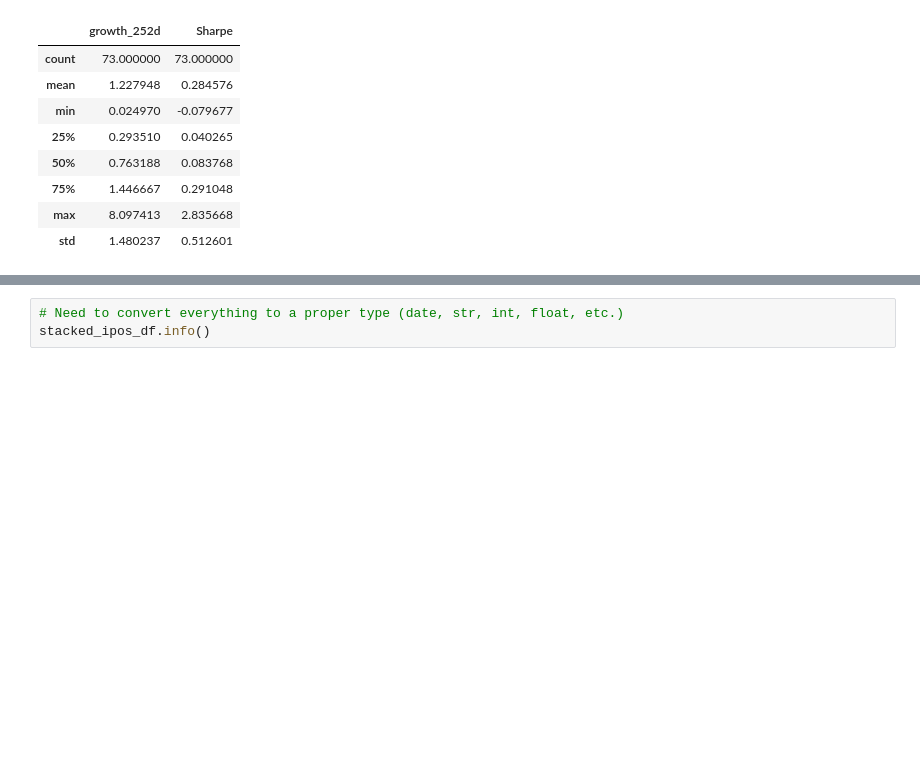
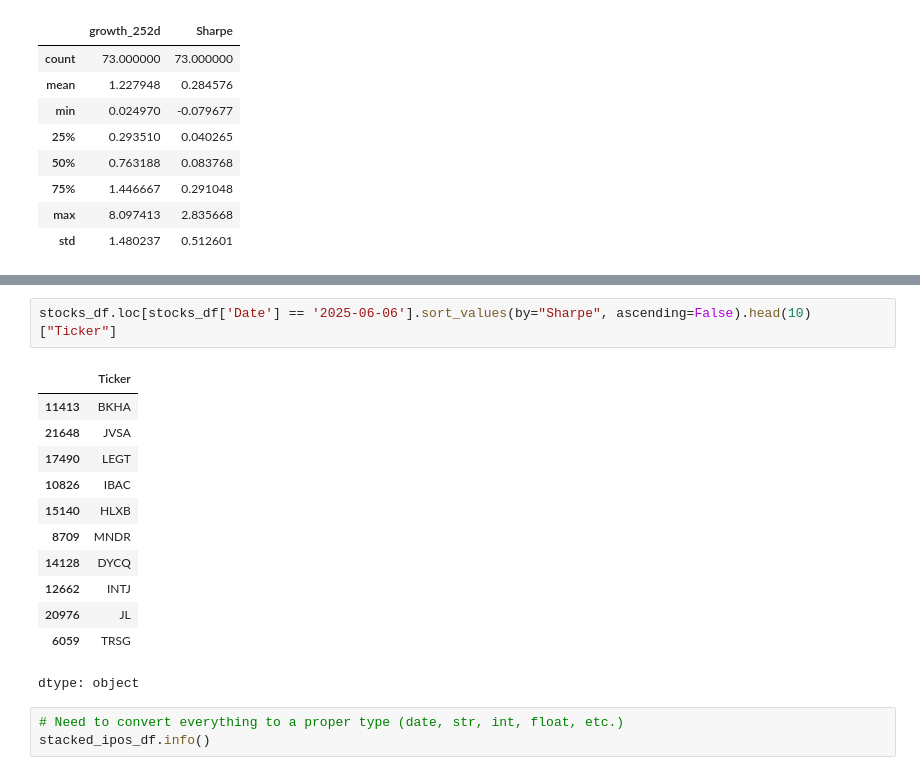
Before and after one commit to YannPhamVan/StockMarketsAnalyticsZoomcamp, a Jupyter notebook: 02-dataframe-analysis-homework.ipynb, the cells around one changed output, grey strips where cells are left out. Cells and saved outputs as stored; diff of their text form; blank space fills up the shorter version.

```diff
--- a/02-dataframe-analysis-homework.ipynb
+++ b/02-dataframe-analysis-homework.ipynb
@@ -530,3 +545,18 @@ stocks_df.loc[stocks_df['Date'] == '2025-06-06'].describe()[["growth_252d", "Sha
+# %%
+stocks_df.loc[stocks_df['Date'] == '2025-06-06'].sort_values(by="Sharpe", ascending=False).head(10)["Ticker"]
+# %% [output]
+|  | Ticker |
+| 11413 | BKHA |
+| 21648 | JVSA |
+| 17490 | LEGT |
+| 10826 | IBAC |
+| 15140 | HLXB |
+| 8709 | MNDR |
+| 14128 | DYCQ |
+| 12662 | INTJ |
+| 20976 | JL |
+| 6059 | TRSG |
+dtype: object
 # %%
 # Need to convert everything to a proper type (date, str, int, float, etc.)
 stacked_ipos_df.info()
```
Also changed, not shown: parts of 2 cells of this notebook.
